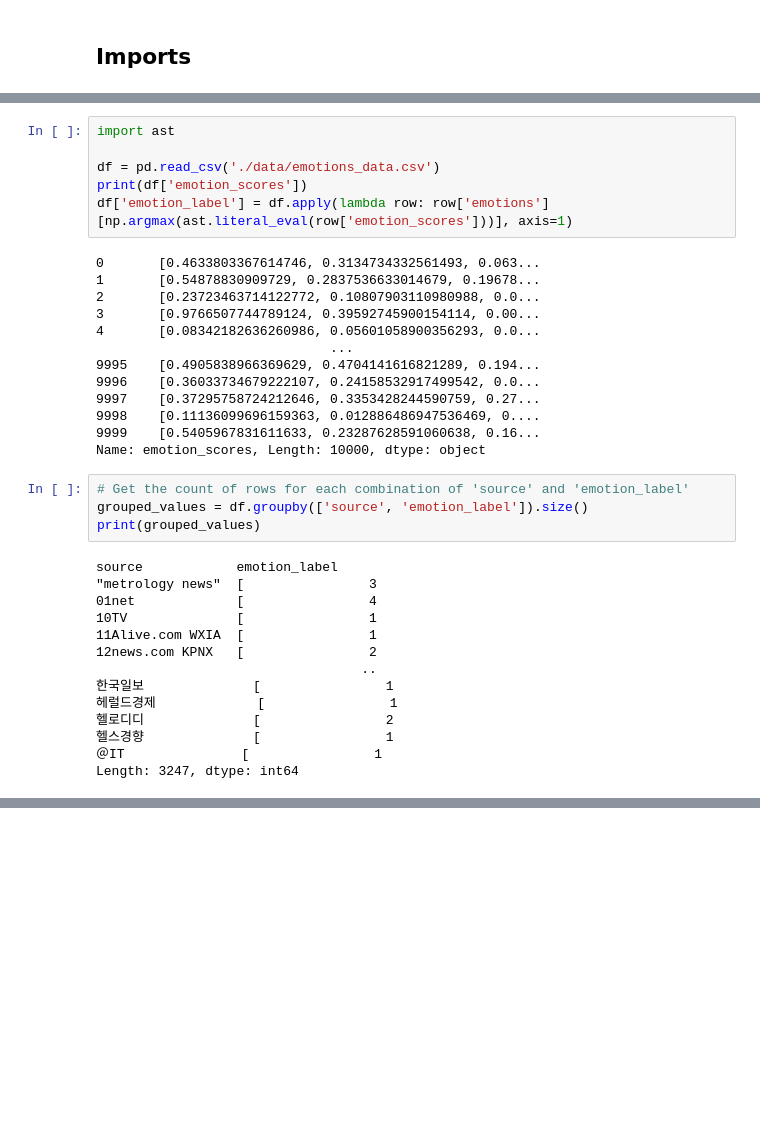
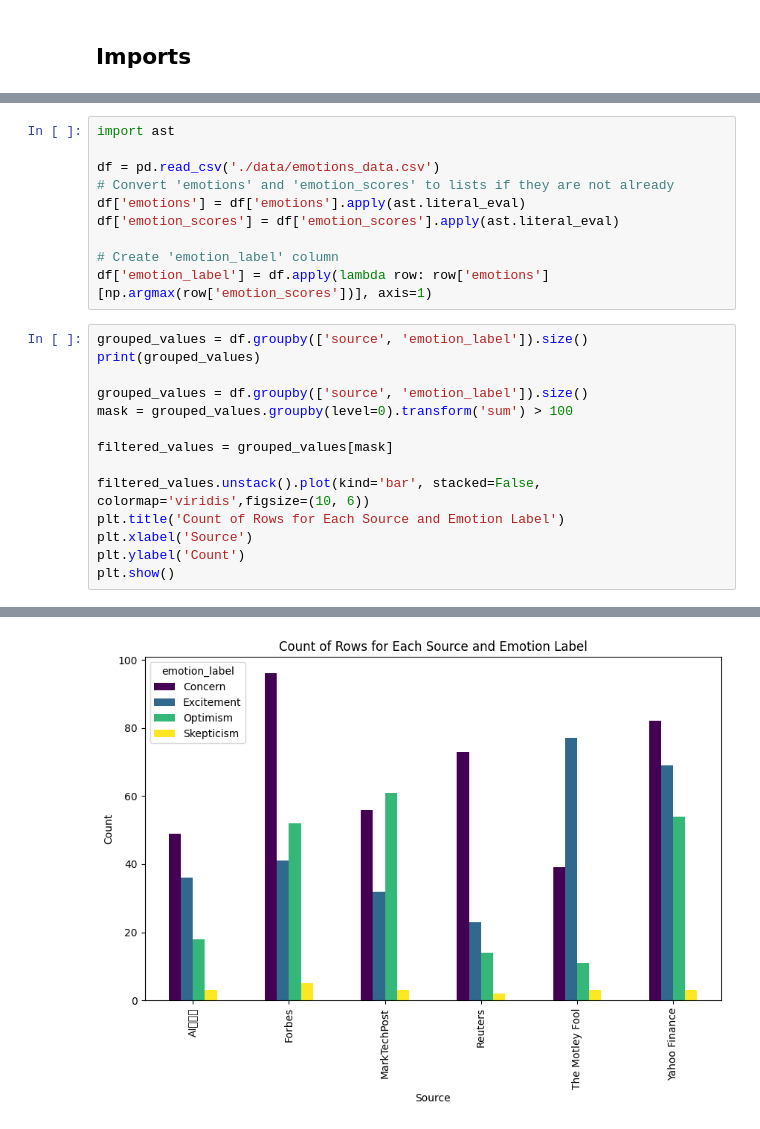
Before and after one commit to ArjunRajpal123/datathon-breaking-bad-data, a Jupyter notebook: emotion_visualizations.ipynb, the cells around one changed output, grey strips where cells are left out. Saved outputs shown, nothing was run; the diff lists cells and outputs as text; blank space fills up the shorter version.

```diff
--- a/emotion_visualizations.ipynb
+++ b/emotion_visualizations.ipynb
@@ -12,36 +19,24 @@ Duplicate key in file '/Users/arjunrajpal/.matplotlib/matplotlibrc', line 2 ('ba
 import ast
 
 df = pd.read_csv('./data/emotions_data.csv')
-print(df['emotion_scores'])
-df['emotion_label'] = df.apply(lambda row: row['emotions'][np.argmax(ast.literal_eval(row['emotion_scores']))], axis=1)
+# Convert 'emotions' and 'emotion_scores' to lists if they are not already
+df['emotions'] = df['emotions'].apply(ast.literal_eval)
+df['emotion_scores'] = df['emotion_scores'].apply(ast.literal_eval)
+
+# Create 'emotion_label' column
+df['emotion_label'] = df.apply(lambda row: row['emotions'][np.argmax(row['emotion_scores'])], axis=1)
-# %% [output]
-0       [0.4633803367614746, 0.3134734332561493, 0.063...
-1       [0.54878830909729, 0.2837536633014679, 0.19678...
-2       [0.23723463714122772, 0.10807903110980988, 0.0...
-3       [0.9766507744789124, 0.39592745900154114, 0.00...
-4       [0.08342182636260986, 0.05601058900356293, 0.0...
-                              ...
-9995    [0.4905838966369629, 0.4704141616821289, 0.194...
-9996    [0.36033734679222107, 0.24158532917499542, 0.0...
-9997    [0.37295758724212646, 0.3353428244590759, 0.27...
-9998    [0.11136099696159363, 0.012886486947536469, 0....
-9999    [0.5405967831611633, 0.23287628591060638, 0.16...
-Name: emotion_scores, Length: 10000, dtype: object
-# %%
-# Get the count of rows for each combination of 'source' and 'emotion_label'
-grouped_values = df.groupby(['source', 'emotion_label']).size()
-print(grouped_values)
-# %% [output]
-source            emotion_label
-"metrology news"  [                3
-01net             [                4
-10TV              [                1
-11Alive.com WXIA  [                1
-12news.com KPNX   [                2
-                                  ..
-한국일보              [                1
-헤럴드경제             [                1
-헬로디디              [                2
-헬스경향              [                1
-＠IT               [                1
-Length: 3247, dtype: int64
+# %%
+grouped_values = df.groupby(['source', 'emotion_label']).size()
+print(grouped_values)
+
+grouped_values = df.groupby(['source', 'emotion_label']).size()
+mask = grouped_values.groupby(level=0).transform('sum') > 100
+
+filtered_values = grouped_values[mask]
+
+filtered_values.unstack().plot(kind='bar', stacked=False, colormap='viridis',figsize=(10, 6))
+plt.title('Count of Rows for Each Source and Emotion Label')
+plt.xlabel('Source')
+plt.ylabel('Count')
+plt.show()
+# %% [output]
@@ -47,0 +56 @@ Length: 3247, dtype: int64
+[figure, added]
```
Also changed, not shown: parts of 2 cells of this notebook.
